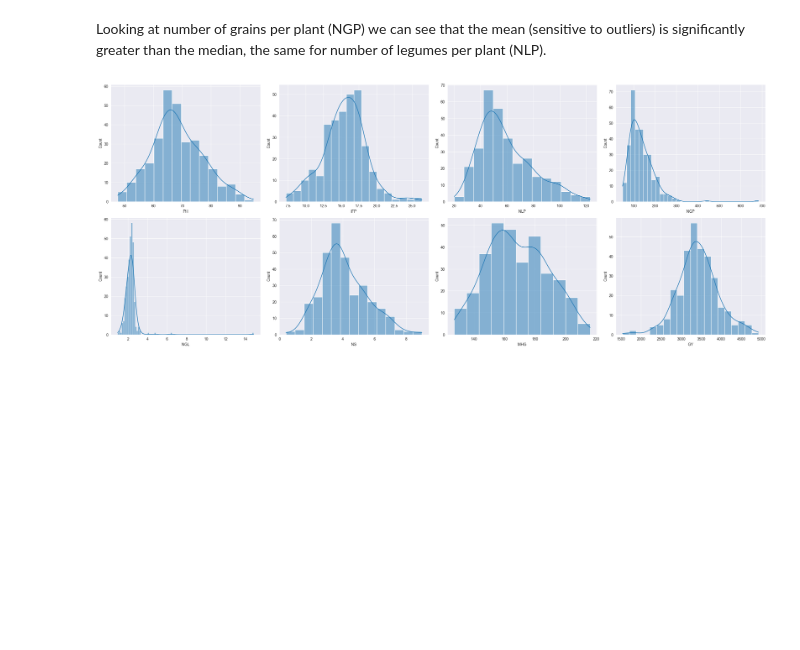
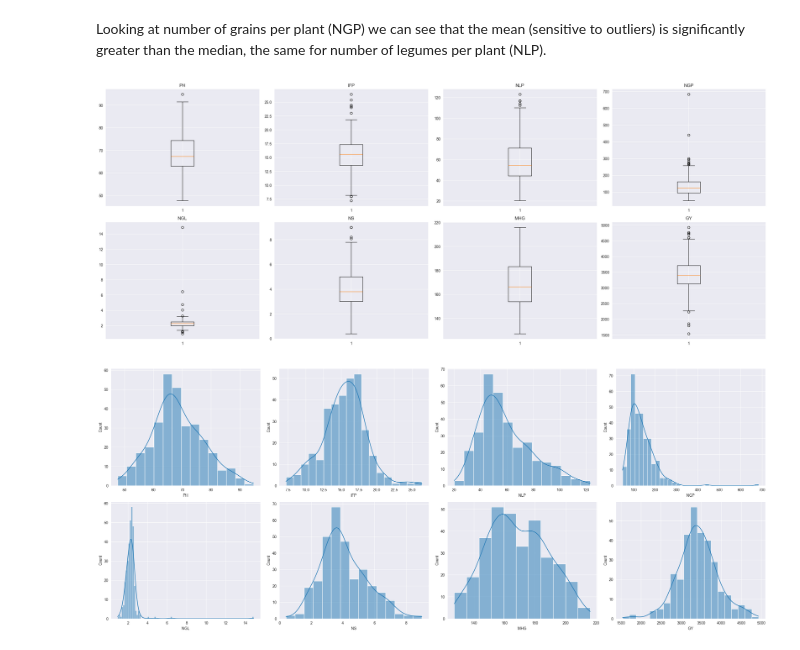
Before and after one commit to cata1212112/SoybeanCultivars, a Jupyter notebook: main.ipynb, the cells around one changed output. Saved outputs shown, nothing was run; the diff lists cells and outputs as text; code cells hidden in the pictures; blank space fills up the shorter version.

```diff
--- a/main.ipynb
+++ b/main.ipynb
@@ -74,6 +86,18 @@ data.describe()
 Looking at number of grains per plant (NGP) we can see that the mean (sensitive to outliers) is significantly greater than the median, the same for number of legumes per plant (NLP).
 # %%
 float_cols = data.select_dtypes(include='float64').columns
+# %%
+fig, axs = plt.subplots(nrows=2, ncols=4, figsize=(25,10))
+cnt = 0
+for i in range(2):
+    for j in range(4):
+        axs[i, j].boxplot(data[float_cols.tolist()[cnt]])
+        axs[i, j].set_title(float_cols.tolist()[cnt])
+        cnt += 1
+fig.tight_layout()
+plt.show()
+# %% [output]
+[figure, added]
 # %%
 fig, axs = plt.subplots(nrows=2, ncols=4, figsize=(25,10))
 cnt = 0
```
Also changed, not shown: parts of 77 cells of this notebook, 1 other file.
